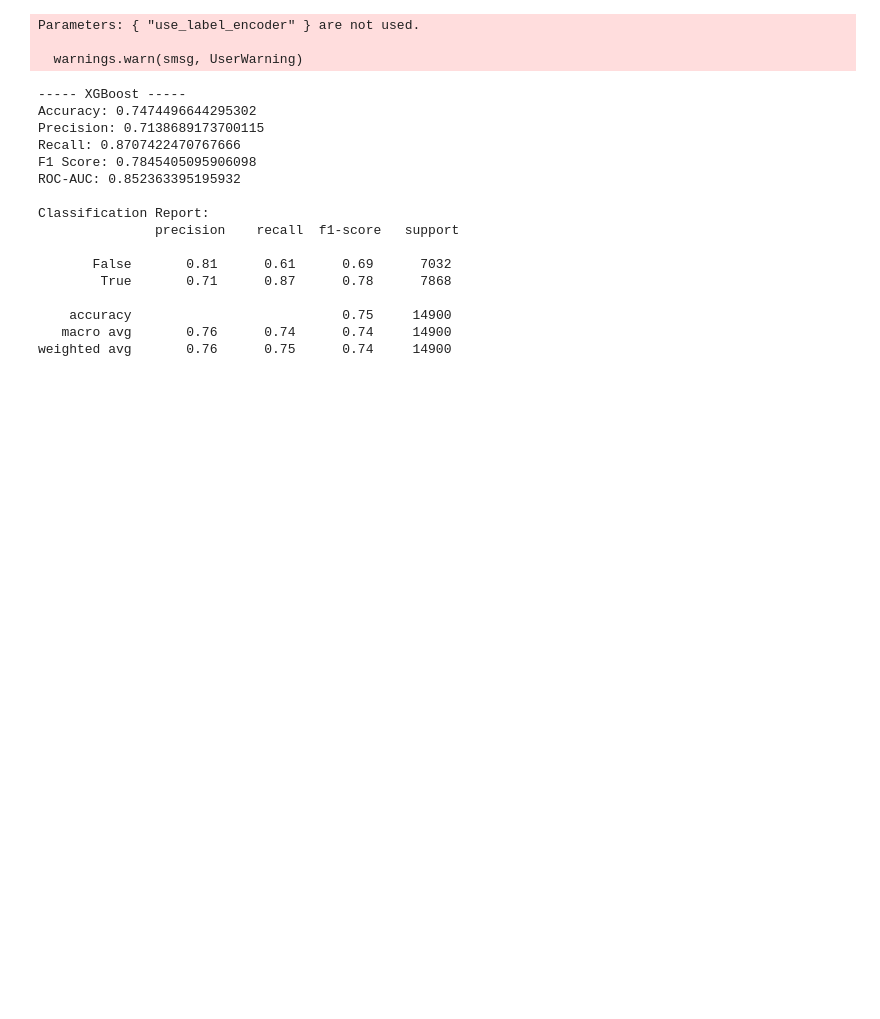
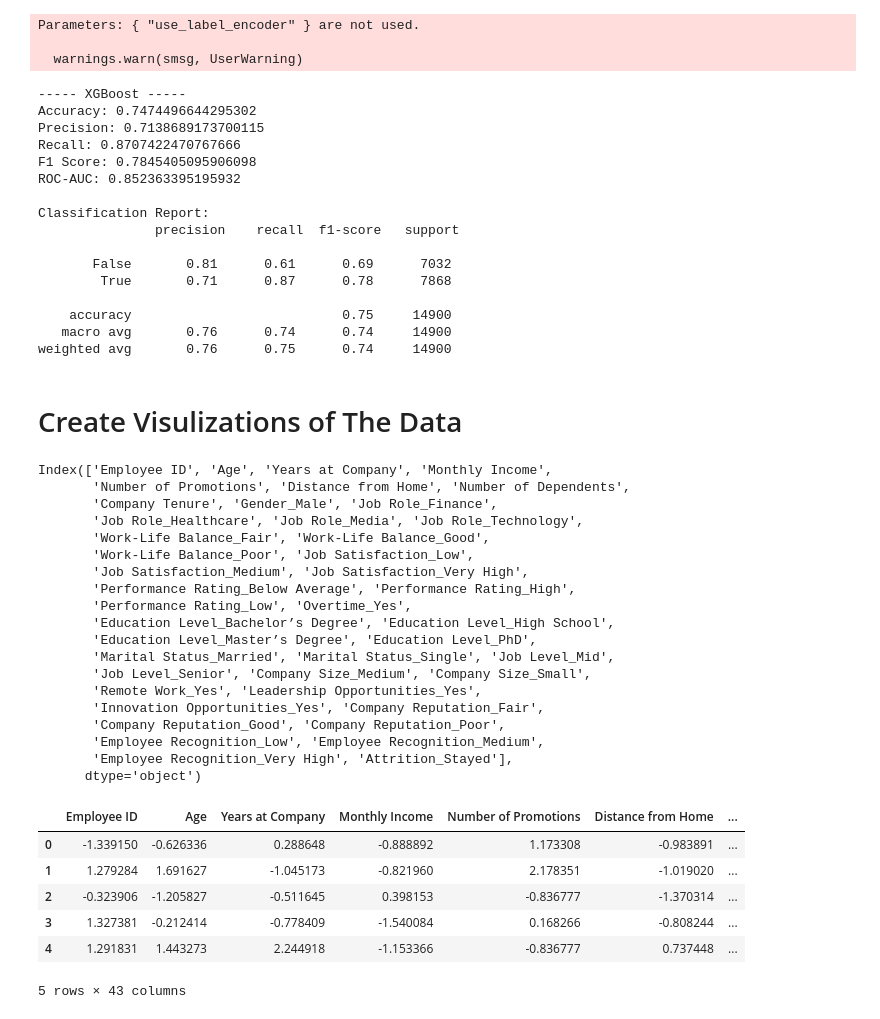
Before and after one commit to LucasChaney/CMPSCI4342, a Jupyter notebook: Proj_2/Project_2_With_DataSets.ipynb, the cells around one changed output. Saved outputs shown, nothing was run; the diff lists cells and outputs as text; code cells hidden in the pictures; blank space fills up the shorter version.

```diff
--- a/Proj_2/Project_2_With_DataSets.ipynb
+++ b/Proj_2/Project_2_With_DataSets.ipynb
@@ -282,3 +282,35 @@ Classification Report:
     accuracy                           0.75     14900
    macro avg       0.76      0.74      0.74     14900
 weighted avg       0.76      0.75      0.74     14900
+# %% [markdown]
+# Create Visulizations of The Data
+# %%
+print(df_train_encoded.columns)
+df_train_encoded.head()
+# %% [output]
+Index(['Employee ID', 'Age', 'Years at Company', 'Monthly Income',
+       'Number of Promotions', 'Distance from Home', 'Number of Dependents',
+       'Company Tenure', 'Gender_Male', 'Job Role_Finance',
+       'Job Role_Healthcare', 'Job Role_Media', 'Job Role_Technology',
+       'Work-Life Balance_Fair', 'Work-Life Balance_Good',
+       'Work-Life Balance_Poor', 'Job Satisfaction_Low',
+       'Job Satisfaction_Medium', 'Job Satisfaction_Very High',
+       'Performance Rating_Below Average', 'Performance Rating_High',
+       'Performance Rating_Low', 'Overtime_Yes',
+       'Education Level_Bachelor’s Degree', 'Education Level_High School',
+       'Education Level_Master’s Degree', 'Education Level_PhD',
+       'Marital Status_Married', 'Marital Status_Single', 'Job Level_Mid',
+       'Job Level_Senior', 'Company Size_Medium', 'Company Size_Small',
+       'Remote Work_Yes', 'Leadership Opportunities_Yes',
+       'Innovation Opportunities_Yes', 'Company Reputation_Fair',
+       'Company Reputation_Good', 'Company Reputation_Poor',
+       'Employee Recognition_Low', 'Employee Recognition_Medium',
+       'Employee Recognition_Very High', 'Attrition_Stayed'],
+      dtype='object')
+|  | Employee ID | Age | Years at Company | Monthly Income | Number of Promotions | Distance from Home | ... |
+| 0 | -1.339150 | -0.626336 | 0.288648 | -0.888892 | 1.173308 | -0.983891 | ... |
+| 1 | 1.279284 | 1.691627 | -1.045173 | -0.821960 | 2.178351 | -1.019020 | ... |
+| 2 | -0.323906 | -1.205827 | -0.511645 | 0.398153 | -0.836777 | -1.370314 | ... |
+| 3 | 1.327381 | -0.212414 | -0.778409 | -1.540084 | 0.168266 | -0.808244 | ... |
+| 4 | 1.291831 | 1.443273 | 2.244918 | -1.153366 | -0.836777 | 0.737448 | ... |
+5 rows × 43 columns
```
Also changed, not shown: parts of 3 cells of this notebook.
